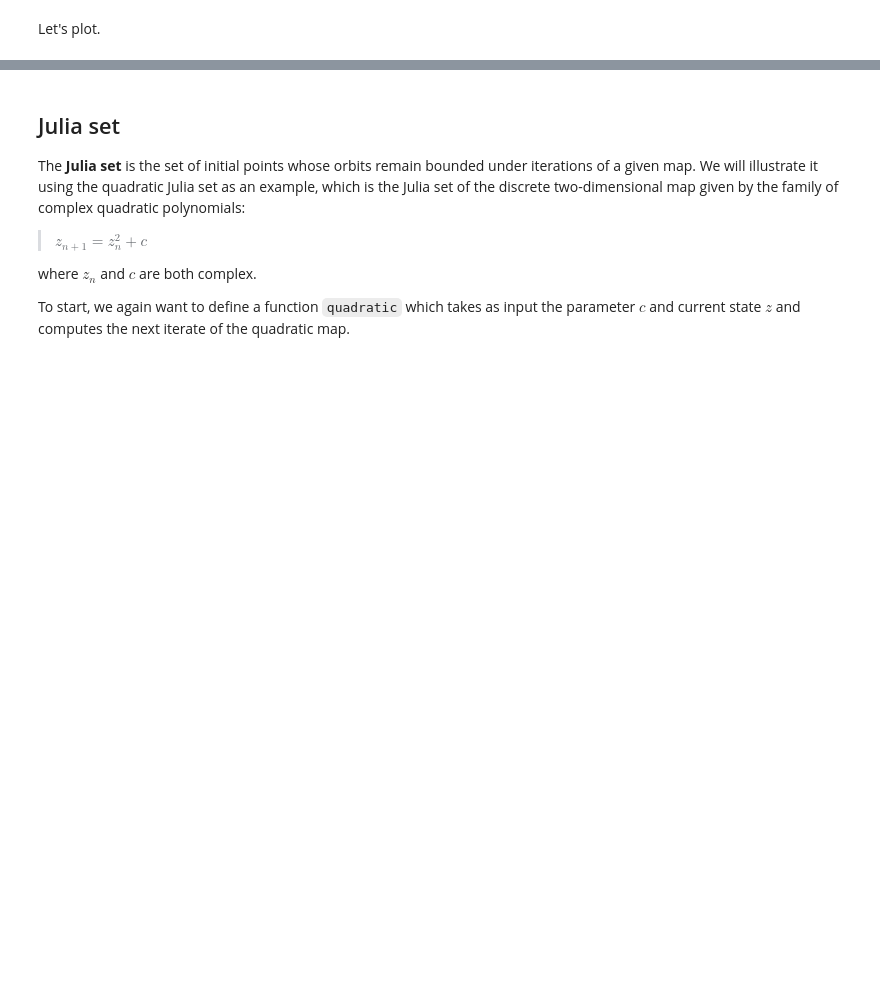
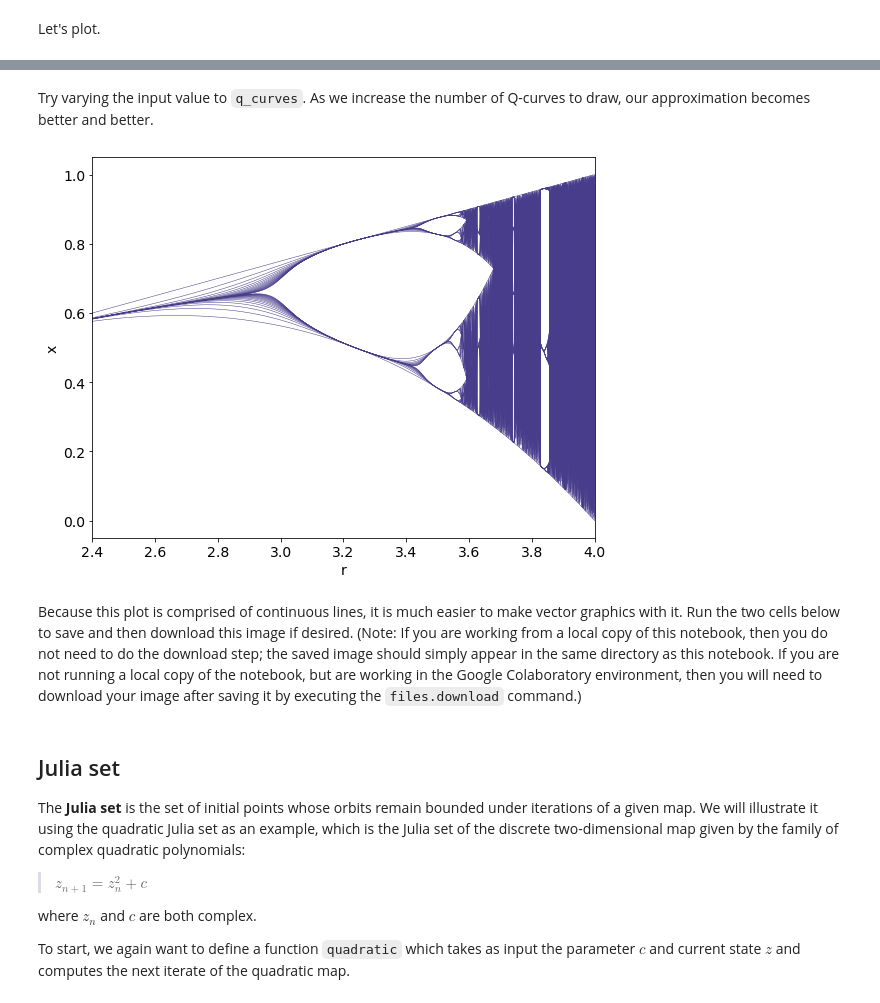
Before and after one commit to gvarnavi/generative-art-iap, a Jupyter notebook: 01.14-Tuesday/04_mathematical-fractals_solutions.ipynb, the cells around one changed output, grey strips where cells are left out. Saved outputs shown, nothing was run; the diff lists cells and outputs as text; code cells hidden in the pictures; blank space fills up the shorter version.

Commit message:
added Q-curves section

````diff
--- a/01.14-Tuesday/04_mathematical-fractals_solutions.ipynb
+++ b/01.14-Tuesday/04_mathematical-fractals_solutions.ipynb
@@ -139,0 +149,41 @@ Note the bifurcations in the orbit diagram at values of $r$ where "period doubli
+# %%
+def nested_logistic(i, x, r):
+    if i == 1:
+        return logistic(x, r)
+    else:
+      return nested_logistic(i-1, logistic(x, r), r)
+
+def q_curves(order):
+    ''' Plot a continuous polynomial approximation of the orbit diagram.
+    '''
+    f = plt.figure(figsize=(9,7))
+    ax = f.add_subplot()
+    ax.set_xlabel('r', fontsize=14)
+    ax.set_ylabel('x', fontsize=14)
+    ax.tick_params(labelsize=14)
+
+    rmin, rmax = 2.4, 4.                   # min and max values of r to plot
+    nr = 1000                              # number of r values to vary
+    r = np.linspace(rmin, rmax, nr)        # parameter space
+    Q = np.zeros((len(r), order))          # array to store Q-curves
+
+    # find a single non-zero fixed point
+    x0 = root(logistic, 0.5, args=(rmin,)).x
+
+    for i, ri in enumerate(r):
+        for j in range(1, order+1):
+            Q[i,j-1] = nested_logistic(j, x0, ri)
+
+    for j in range(order):
+        ax.plot(r, Q[:,j], linewidth=0.5, color='darkslateblue')
+    ax.set_xlim([rmin, rmax])
+    return f, ax
+# %% [markdown]
+Try varying the input value to ```q_curves```. As we increase the number of Q-curves to draw, our approximation becomes better and better.
+# %%
+f, ax = q_curves(40)
+plt.show()
+# %% [output]
+[figure, added]
+# %% [markdown]
+Because this plot is comprised of continuous lines, it is much easier to make vector graphics with it. Run the two cells below to save and then download this image if desired. (Note: If you are working from a local copy of this notebook, then you do not need to do the download step; the saved image should simply appear in the same directory as this notebook. If you are not running a local copy of the notebook, but are working in the Google Colaboratory environment, then you will need to download your image after saving it by executing the ```files.download``` command.)
````
Also changed, not shown: parts of 8 cells of this notebook.
